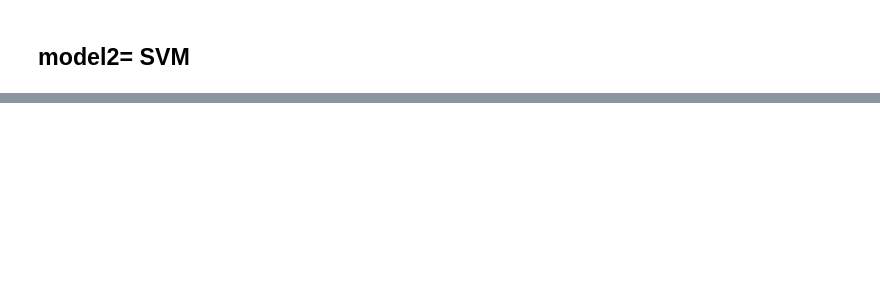
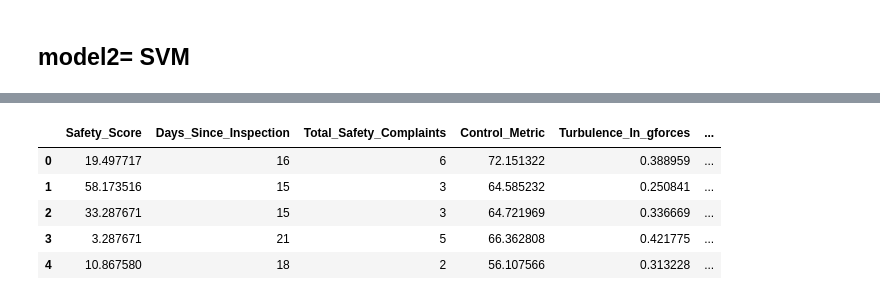
Before and after one commit to mukul20-21/Airplane-Accident-prediction-Hackerearth, a Jupyter notebook: Airplane-Accident.ipynb, the cells around one changed output, grey strips where cells are left out. Saved outputs shown, nothing was run; the diff lists cells and outputs as text; code cells hidden in the pictures; blank space fills up the shorter version.

```diff
--- a/Airplane-Accident.ipynb
+++ b/Airplane-Accident.ipynb
@@ -949,0 +1028,11 @@ plt.show()
+# %%
+test=pd.read_csv('test.csv')
+# %%
+test.head()
+# %% [output]
+|  | Safety_Score | Days_Since_Inspection | Total_Safety_Complaints | Control_Metric | Turbulence_In_gforces | ... |
+| 0 | 19.497717 | 16 | 6 | 72.151322 | 0.388959 | ... |
+| 1 | 58.173516 | 15 | 3 | 64.585232 | 0.250841 | ... |
+| 2 | 33.287671 | 15 | 3 | 64.721969 | 0.336669 | ... |
+| 3 | 3.287671 | 21 | 5 | 66.362808 | 0.421775 | ... |
+| 4 | 10.867580 | 18 | 2 | 56.107566 | 0.313228 | ... |
```
Also changed, not shown: parts of 31 cells of this notebook, 1 other file.
